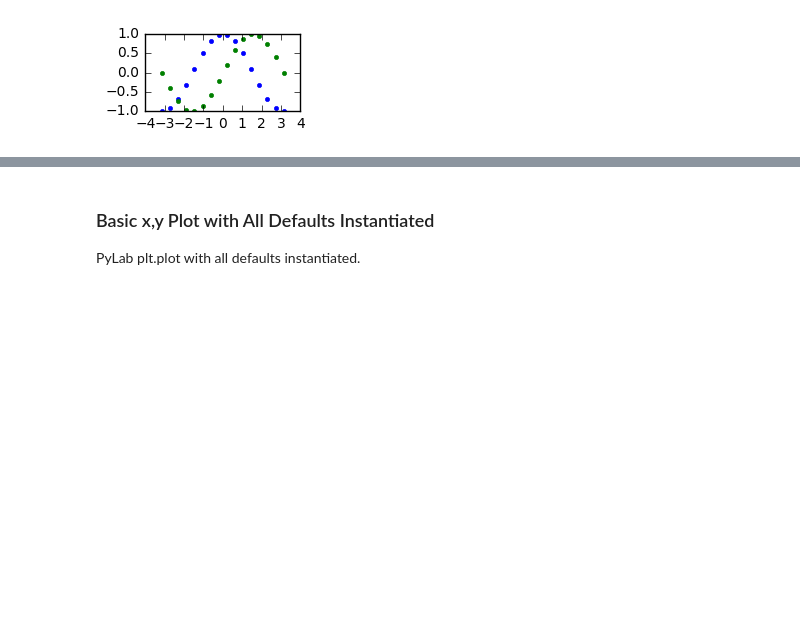
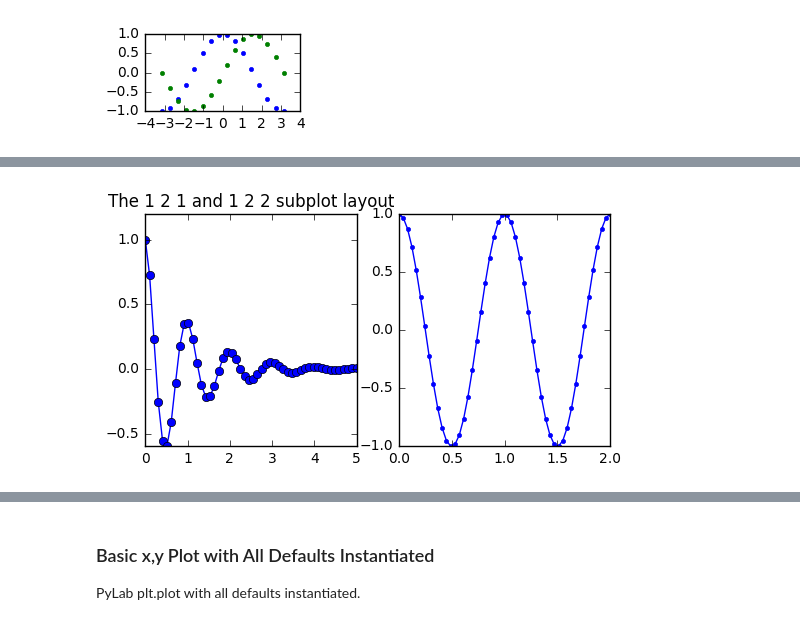
Before and after one commit to austinoid/Python_Student_Notebooks, a Jupyter notebook: MatPlotLib for Python Student Notebook.ipynb, the cells around one changed output, grey strips where cells are left out. Cells and saved outputs as stored; diff of their text form; code cells hidden in the pictures; blank space fills up the shorter version.

```diff
--- a/MatPlotLib for Python Student Notebook.ipynb
+++ b/MatPlotLib for Python Student Notebook.ipynb
@@ -151,0 +256,15 @@ plt.show()
+# %%
+#Create figure with two side-by-side subplots.
+
+plt.figure(figsize=(6, 3), dpi=80)
+
+plt.subplot(1, 2, 1)
+plt.plot(x1_a, y1_a, 'o-')
+plt.title('The 1 2 1 and 1 2 2 subplot layout')
+
+plt.subplot(1, 2, 2)
+plt.plot(x2_a, y2_a, '.-')
+
+plt.show()
+# %% [output]
+[figure, added]
```
Also changed, not shown: parts of 16 cells of this notebook, 6 other files.
